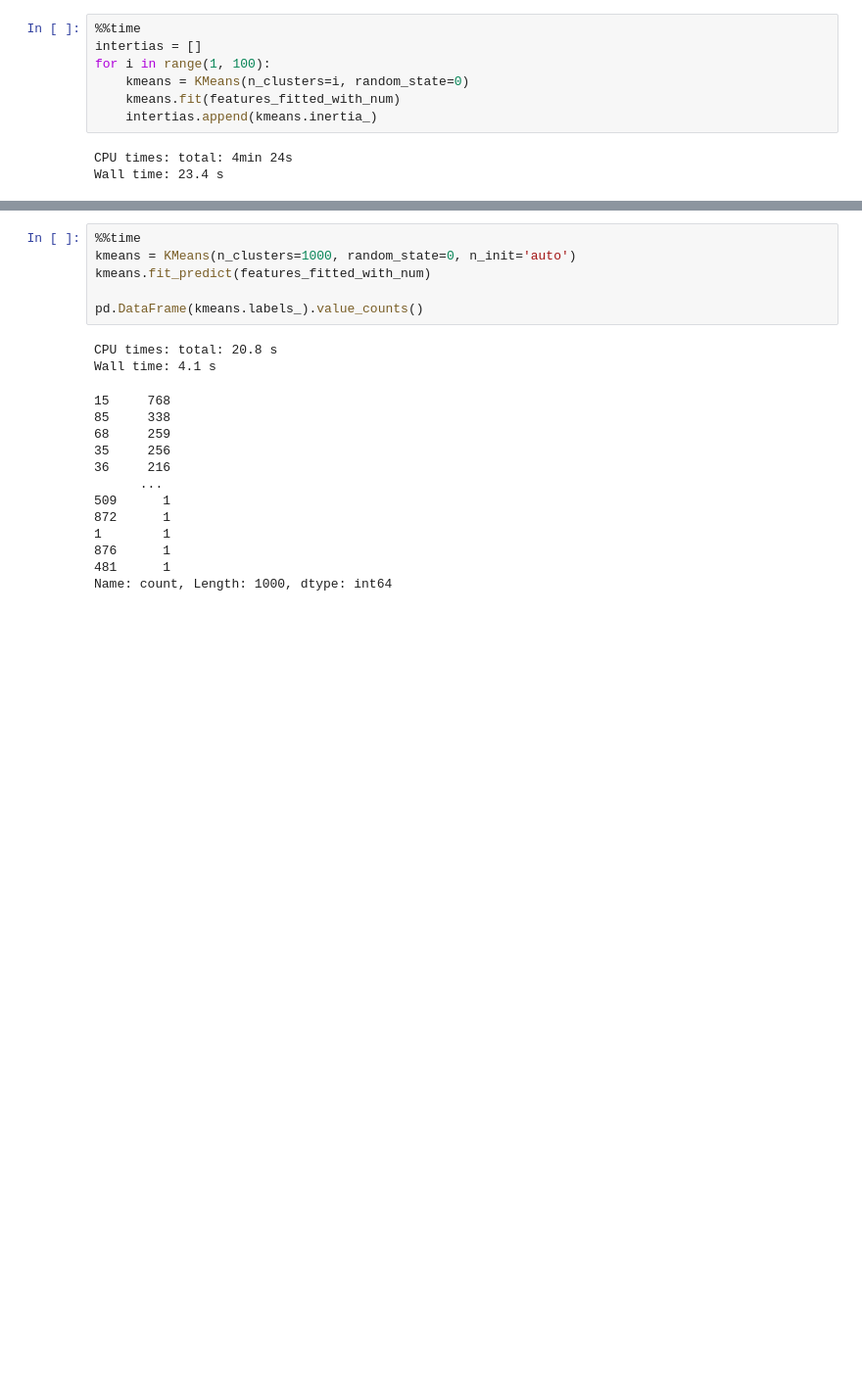
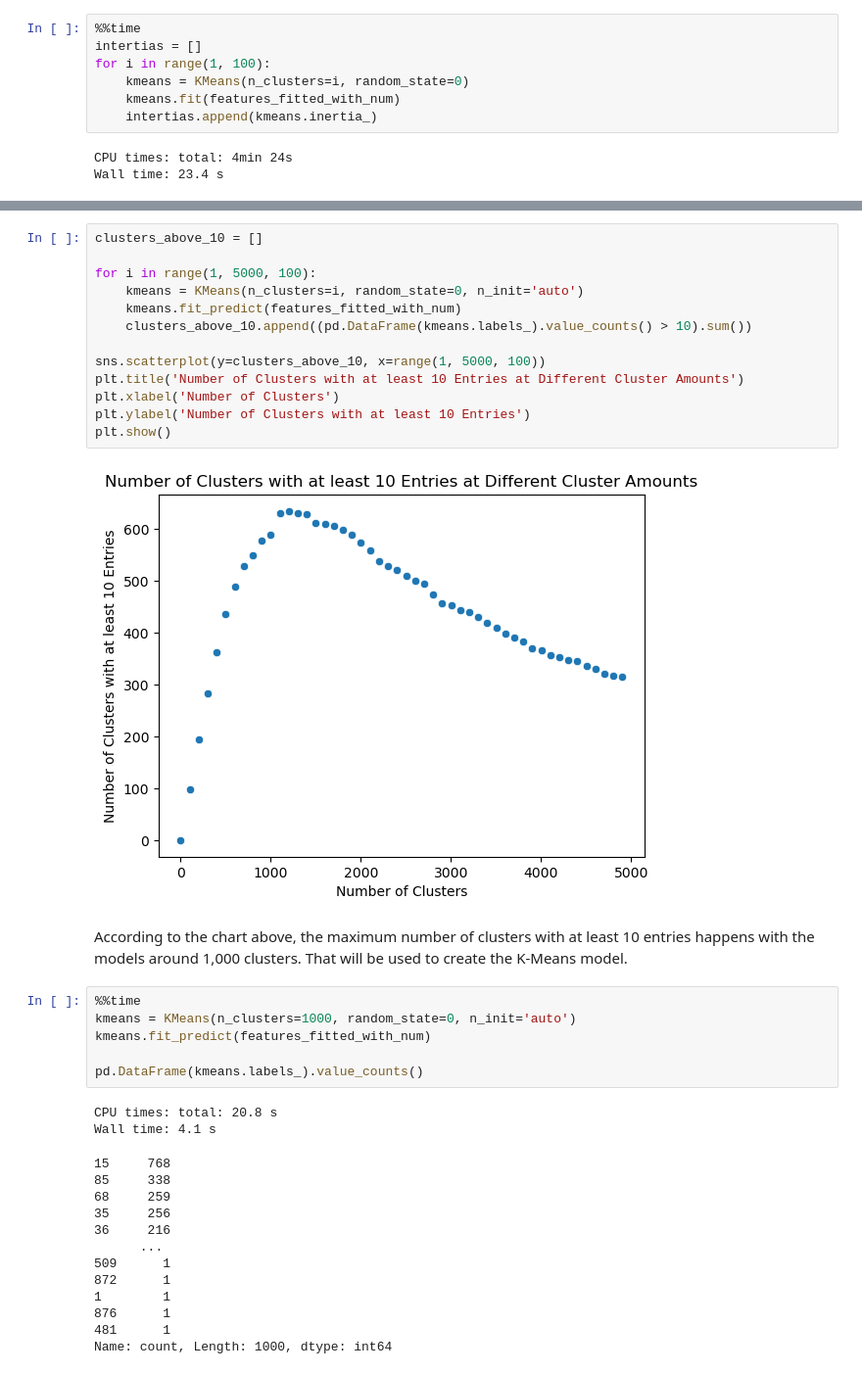
Before and after one commit to ChessGuy/data-projects, a Jupyter notebook: Board Game Recommender/Board Game Recommender.ipynb, the cells around one changed output, grey strips where cells are left out. Shown at 98% size. Drawn from its saved outputs; the diff is of its cells as text; blank space fills up the shorter version.

```diff
--- a/Board Game Recommender/Board Game Recommender.ipynb
+++ b/Board Game Recommender/Board Game Recommender.ipynb
@@ -543,3 +542,20 @@ plt.show()
+# %%
+clusters_above_10 = []
+
+for i in range(1, 5000, 100):
+    kmeans = KMeans(n_clusters=i, random_state=0, n_init='auto')
+    kmeans.fit_predict(features_fitted_with_num)
+    clusters_above_10.append((pd.DataFrame(kmeans.labels_).value_counts() > 10).sum())
+
+sns.scatterplot(y=clusters_above_10, x=range(1, 5000, 100))
+plt.title('Number of Clusters with at least 10 Entries at Different Cluster Amounts')
+plt.xlabel('Number of Clusters')
+plt.ylabel('Number of Clusters with at least 10 Entries')
+plt.show()
+# %% [output]
+[figure, added]
+# %% [markdown]
+According to the chart above, the maximum number of clusters with at least 10 entries happens with the models around 1,000 clusters.  That will be used to create the K-Means model.
 # %%
 %%time
 kmeans = KMeans(n_clusters=1000, random_state=0, n_init='auto')
```
Also changed, not shown: parts of 122 cells of this notebook.
